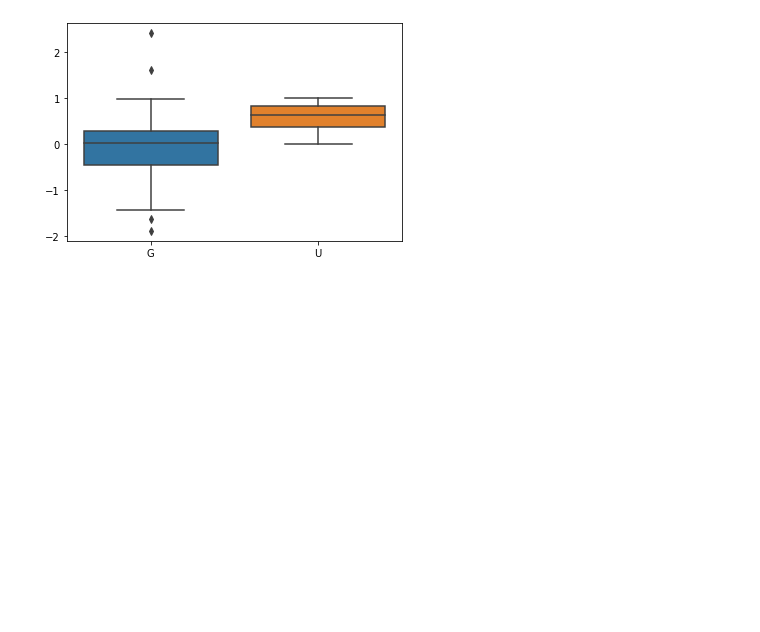
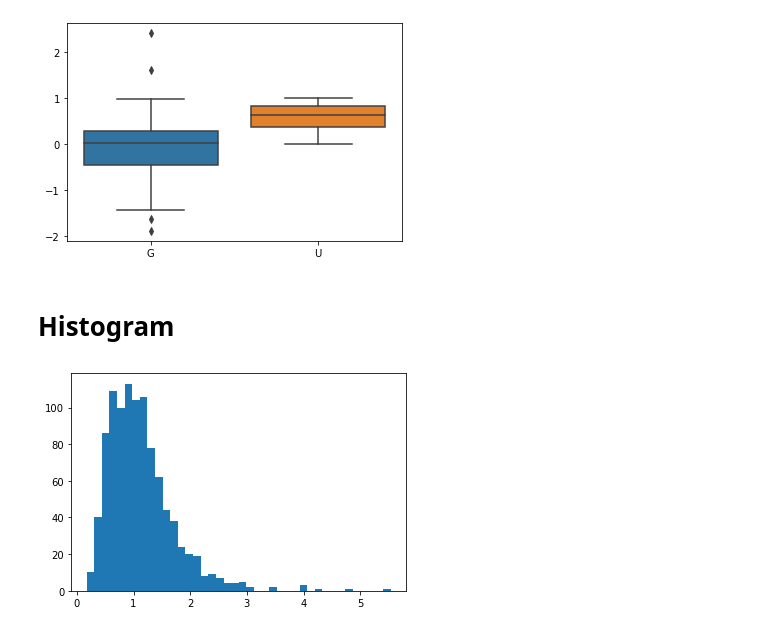
Before and after one commit to kelsklane/stat_practice, a Jupyter notebook: Practice_notebooks/Visualization Practice.ipynb, the cells around one changed output. Saved outputs shown, nothing was run; the diff lists cells and outputs as text; code cells hidden in the pictures; blank space fills up the shorter version.

```diff
--- a/Practice_notebooks/Visualization Practice.ipynb
+++ b/Practice_notebooks/Visualization Practice.ipynb
@@ -92,3 +92,16 @@ df['U'] = data2
 sns.boxplot(data = df, orient = 'v');
 # %% [output]
 [figure]
+# %% [markdown]
+# Histogram
+# %%
+#Generate data of log normal dist
+n = 1000
+data = np.exp(np.random.randn(n) / 2)
+# %%
+#number of bins
+k = 40
+
+plt.hist(data, bins = k);
+# %% [output]
+[figure, added]
```
Also changed, not shown: parts of 3 cells of this notebook.
